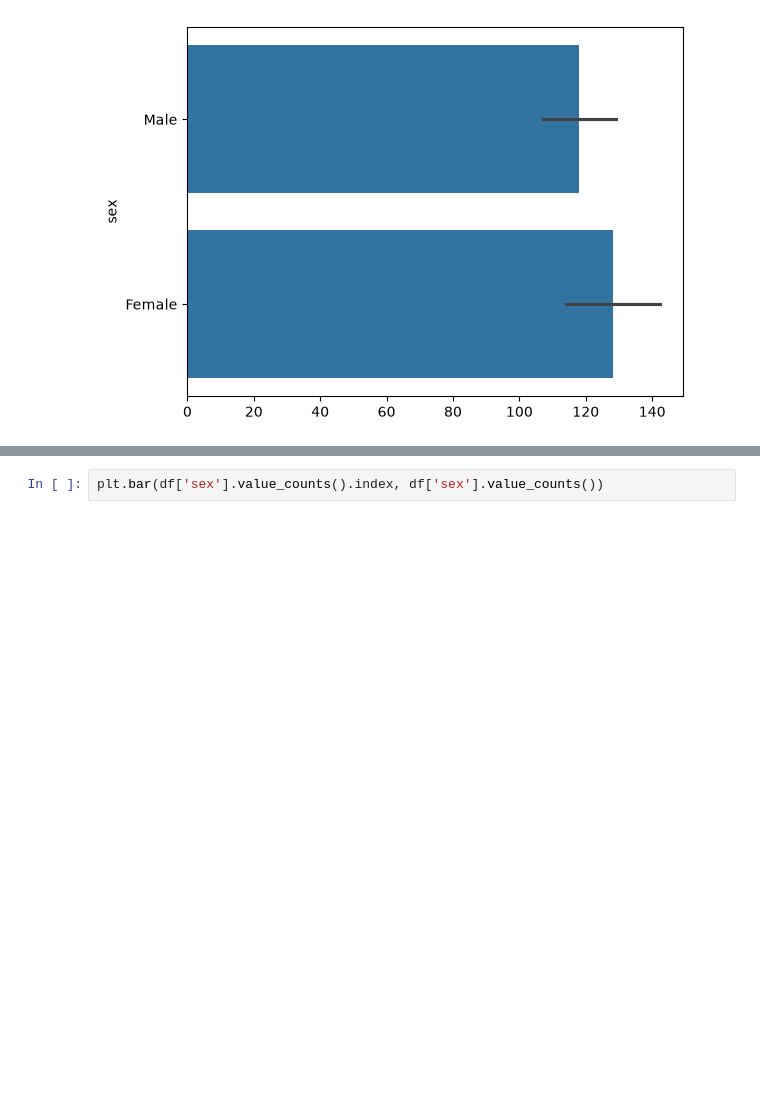
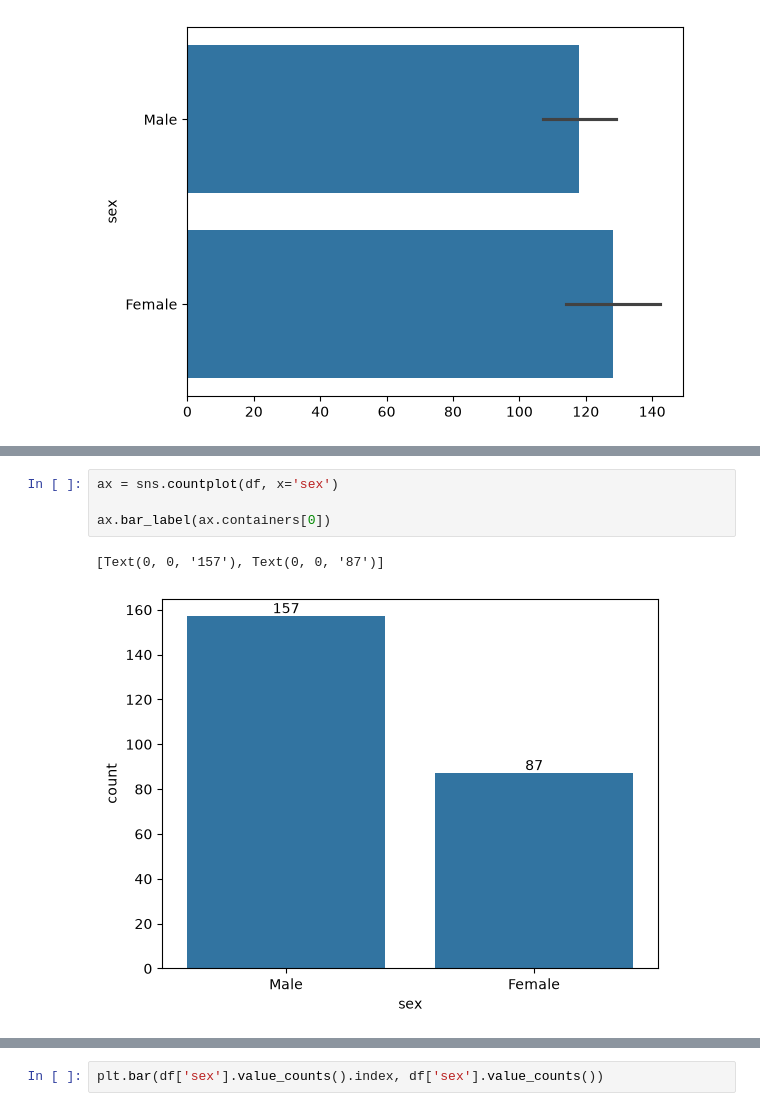
Before and after one commit to Kimchi-2025/big0611, a Jupyter notebook: py/p02_데이터분석및시각화/ch04_seaborn/ex01_tips_dataset.ipynb, the cells around one changed output, grey strips where cells are left out. Drawn from its saved outputs; the diff is of its cells as text; blank space fills up the shorter version.

```diff
--- a/py/p02_데이터분석및시각화/ch04_seaborn/ex01_tips_dataset.ipynb
+++ b/py/p02_데이터분석및시각화/ch04_seaborn/ex01_tips_dataset.ipynb
@@ -146,0 +232,7 @@ KeyError: 'sex'
+# %%
+ax = sns.countplot(df, x='sex')
+
+ax.bar_label(ax.containers[0])
+# %% [output]
+[Text(0, 0, '157'), Text(0, 0, '87')]
+[figure, added]
```
Also changed, not shown: parts of 13 cells of this notebook, 3 other files.
